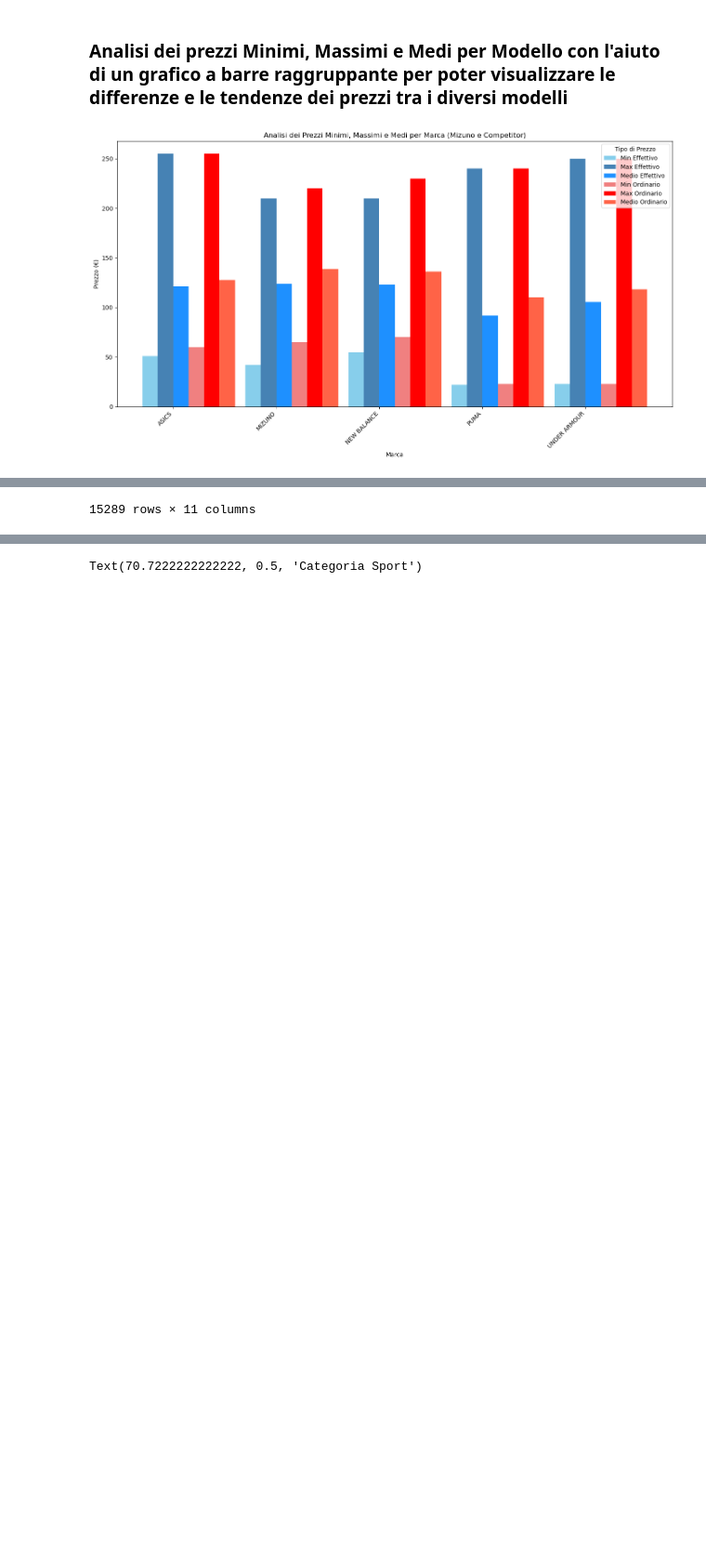
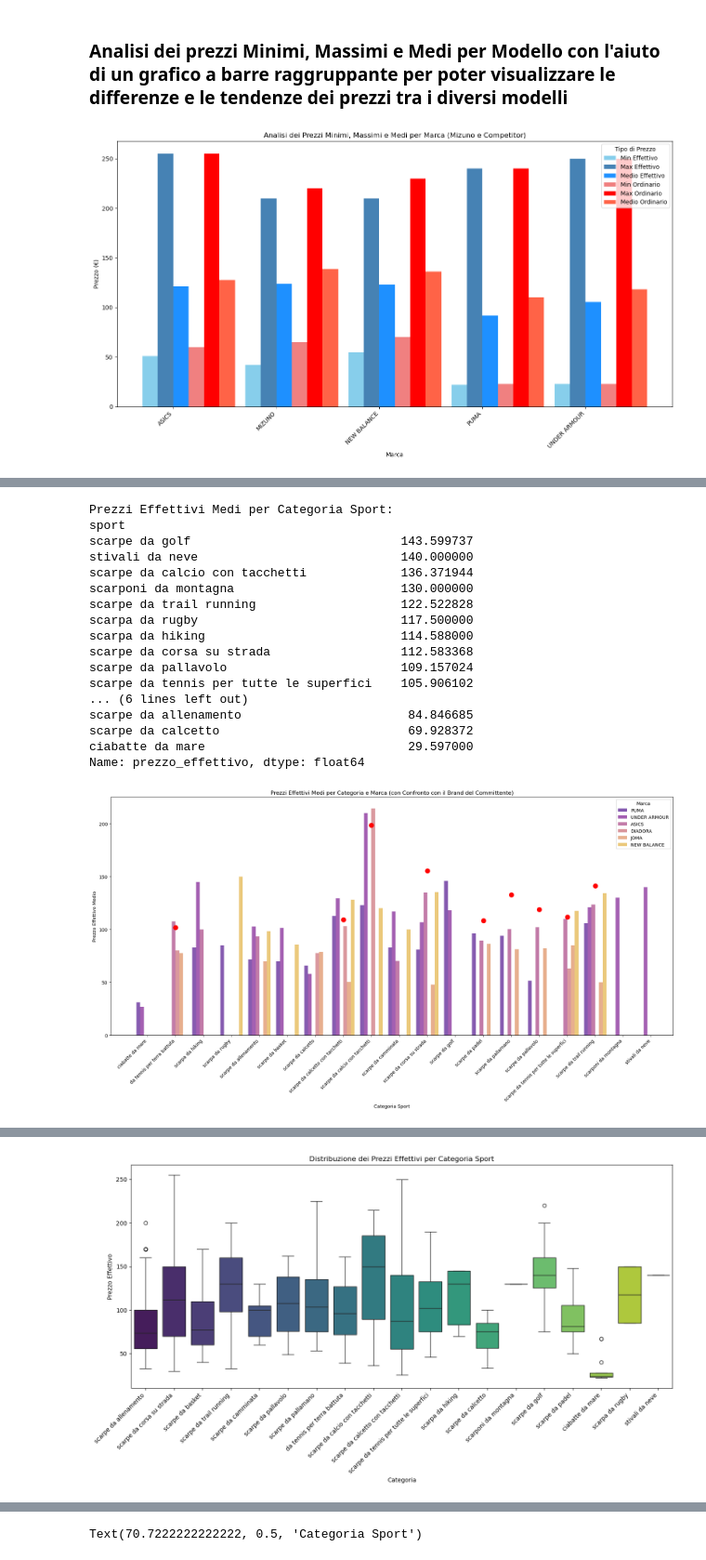
Before and after one commit to AlexBel1912/Python-Build-Week, a Jupyter notebook: Grafici.ipynb, the cells around one changed output, grey strips where cells are left out. Shown at 93% size. Cells and saved outputs as stored; diff of their text form; code cells hidden in the pictures; blank space fills up the shorter version.

```diff
--- a/Grafici.ipynb
+++ b/Grafici.ipynb
@@ -707,5 +707,60 @@ plt.show()
 # %% [output]
 [figure]
 # %%
-df
+# Prezzi Medi per Categoria
+pmc = modello_unici.groupby('sport')['prezzo_effettivo'].mean().sort_values(ascending=False) #prezzo medio per categoria sport
+print("\nPrezzi Effettivi Medi per Categoria Sport:")
+print(pmc)
+
+# Nome del brand del committente (assicurati che corrisponda esattamente ai dati)
+brand = 'MIZUNO'
+
+# 1. Calcola i prezzi medi per categoria e marca (escluso MIZUNO)
+pmcb = modello_unici[modello_unici['marca'] != brand].groupby(['sport', 'marca'])['prezzo_effettivo'].mean().reset_index()
+
+# 2. Filtra i dati per il brand del committente
+pmM = modello_unici[modello_unici['marca'] == brand].groupby(['sport'])['prezzo_effettivo'].mean().reset_index()
+
+# 3. Visualizzazione Prezzi Medi per Categoria e Marca (confronto)
+plt.figure(figsize=(18, 10))
+sns.barplot(x='sport', y='prezzo_effettivo', hue='marca', data=pmcb, palette="plasma", alpha=0.7)
+
+# 4. Aggiungi i punti rossi per il brand del committente
+if not pmM.empty:
+    for index, row in pmM.iterrows():
+        plt.scatter(row['sport'], row['prezzo_effettivo'], color='red', marker='o', s=100)
+
+plt.title('Prezzi Effettivi Medi per Categoria e Marca (con Confronto con il Brand del Committente)')
+plt.xlabel('Categoria Sport')
+plt.ylabel('Prezzo Effettivo Medio')
+plt.xticks(rotation=45, ha='right')
+plt.legend(title='Marca')
+plt.tight_layout()
+plt.show()
+
+# Range di Prezzo per Categoria
+pmms = modello_unici.groupby('sport')['prezzo_effettivo'].agg(['min', 'max']) #prezzo minimo massimo per categoria sport
+print("\nRange di Prezzo Effettivo per Categoria:")
+print(prezzi_min_max_categoria)
+
+# Visualizzazione con Boxplot per confrontare le distribuzioni
+plt.figure(figsize=(14, 8))
+sns.boxplot(x='sport', y='prezzo_effettivo', data=modello_unici, hue='sport', palette="viridis", legend=False)
+plt.title('Distribuzione dei Prezzi Effettivi per Categoria Sport')
+plt.xlabel('Categoria')
+plt.ylabel('Prezzo Effettivo')
+plt.xticks(rotation=45, ha='right')
+plt.tight_layout()
+plt.show()
+
+# Confronto Diretto con il Brand del Committente (prezzi per categoria)
+plt.figure(figsize=(15, 13))
+sns.boxplot(x='sport', y='prezzo_effettivo', hue='marca', data=modello_unici[modello_unici['marca'].isin(['MIZUNO'] + list(modelli_per_marca.nlargest(5).index))], palette="Set2")
+plt.title(f'Confronto dei Prezzi Effettivi per Categoria (Brand del Committente vs Top 5 Competitor)')
+plt.xlabel('Categoria Sport')
+plt.ylabel('Prezzo Effettivo')
+plt.xticks(rotation=75, ha='right')
+plt.legend(title='Marca')
+plt.tight_layout()
+plt.show()
 # %% [output]
@@ -724 +767,18 @@ df
-15289 rows × 11 columns
+Prezzi Effettivi Medi per Categoria Sport:
+sport
+scarpe da golf                             143.599737
+stivali da neve                            140.000000
+scarpe da calcio con tacchetti             136.371944
+scarponi da montagna                       130.000000
+scarpe da trail running                    122.522828
+scarpa da rugby                            117.500000
+scarpa da hiking                           114.588000
+scarpe da corsa su strada                  112.583368
+scarpe da pallavolo                        109.157024
+scarpe da tennis per tutte le superfici    105.906102
+... (6 lines left out)
+scarpe da allenamento                       84.846685
+scarpe da calcetto                          69.928372
+ciabatte da mare                            29.597000
+Name: prezzo_effettivo, dtype: float64
+[figure, added]
@@ -724,0 +802 @@ df
+[figure, added]
```
Also changed, not shown: parts of 1 cell of this notebook.
